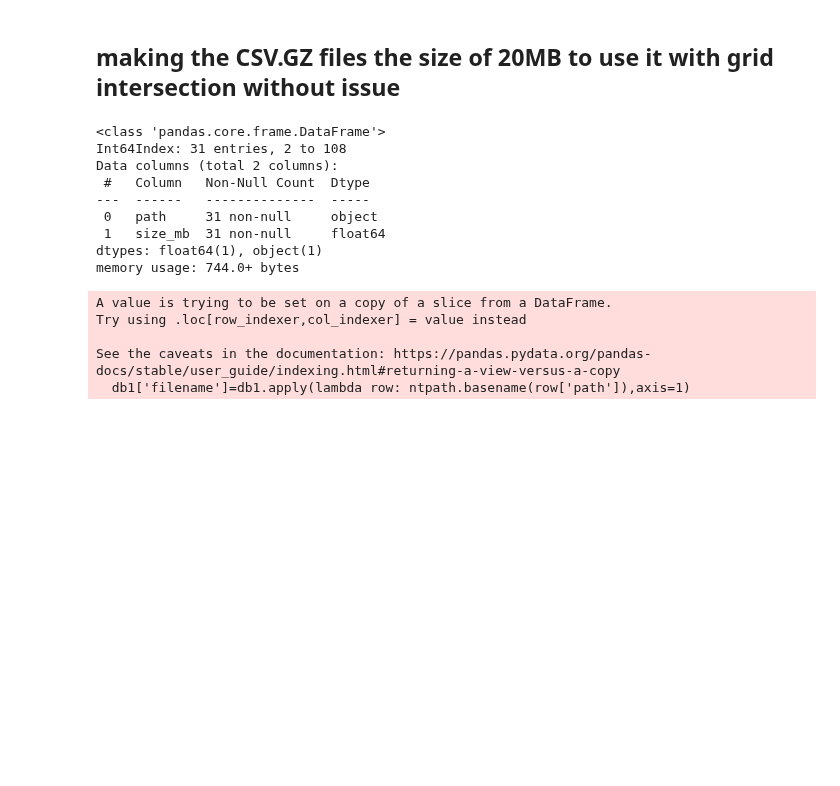
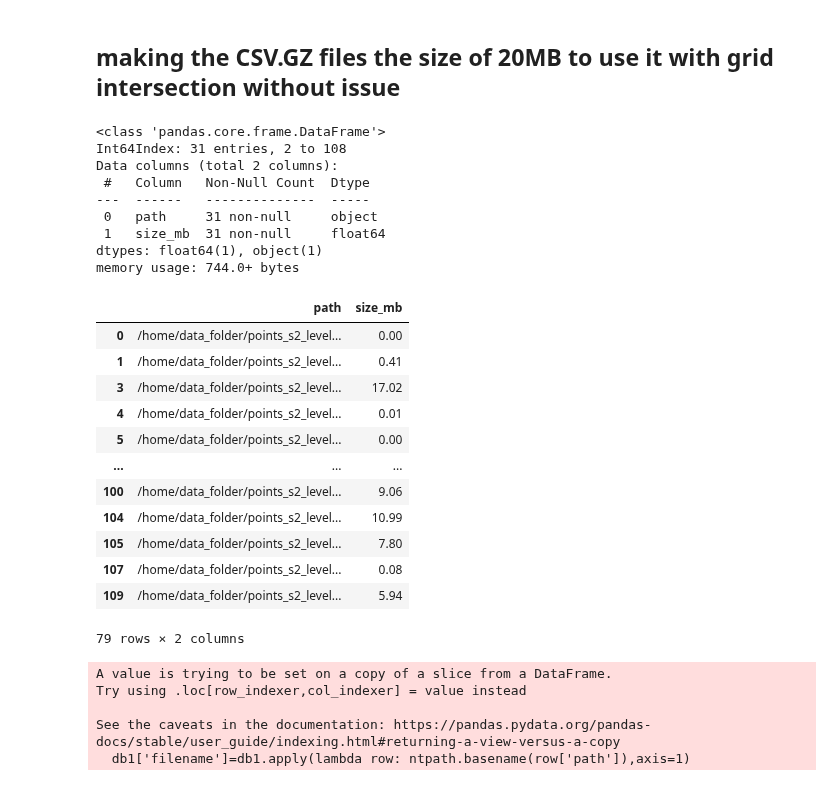
Before and after one commit to icpac-igad/ea-ibf-climada, a Jupyter notebook: exposure/building_footprint/building_footprint.ipynb, the cells around one changed output. Drawn from its saved outputs; the diff is of its cells as text; code cells hidden in the pictures; blank space fills up the shorter version.

```diff
--- a/exposure/building_footprint/building_footprint.ipynb
+++ b/exposure/building_footprint/building_footprint.ipynb
@@ -950,33 +950,49 @@ def get_size(path):
         return f"{size} bytes"
     elif size < pow(1024,2):
         return f"{round(size/1024, 2)} KB"
     elif size < pow(1024,3):
         return f"{round(size/(pow(1024,2)), 2)} MB"
     elif size < pow(1024,4):
         return f"{round(size/(pow(1024,3)), 2)} GB"
 
 
 def get_size_mb(path):
     size = os.path.getsize(path)
     return round(size/(pow(1024,2)), 2)
 
 
 db=pd.DataFrame(gzfiles)
 db.columns=['path']
 
 db['size_mb']=db.apply(lambda row: get_size_mb(row['path']),axis=1 )
 db1=db[db['size_mb']>=20]
 db1.info()
+
+db1=db[db['size_mb']<=20]
+db1
 # %% [output]
 <class 'pandas.core.frame.DataFrame'>
 Int64Index: 31 entries, 2 to 108
 Data columns (total 2 columns):
  #   Column   Non-Null Count  Dtype
 ---  ------   --------------  -----
  0   path     31 non-null     object
  1   size_mb  31 non-null     float64
 dtypes: float64(1), object(1)
 memory usage: 744.0+ bytes
+|  | path | size_mb |
+| 0 | /home/data_folder/points_s2_level... | 0.00 |
+| 1 | /home/data_folder/points_s2_level... | 0.41 |
+| 3 | /home/data_folder/points_s2_level... | 17.02 |
+| 4 | /home/data_folder/points_s2_level... | 0.01 |
+| 5 | /home/data_folder/points_s2_level... | 0.00 |
+| ... | ... | ... |
+| 100 | /home/data_folder/points_s2_level... | 9.06 |
+| 104 | /home/data_folder/points_s2_level... | 10.99 |
+| 105 | /home/data_folder/points_s2_level... | 7.80 |
+| 107 | /home/data_folder/points_s2_level... | 0.08 |
+| 109 | /home/data_folder/points_s2_level... | 5.94 |
+79 rows × 2 columns
 # %%
 import ntpath
 
```
Also changed, not shown: parts of 4 cells of this notebook, 3 other files.
